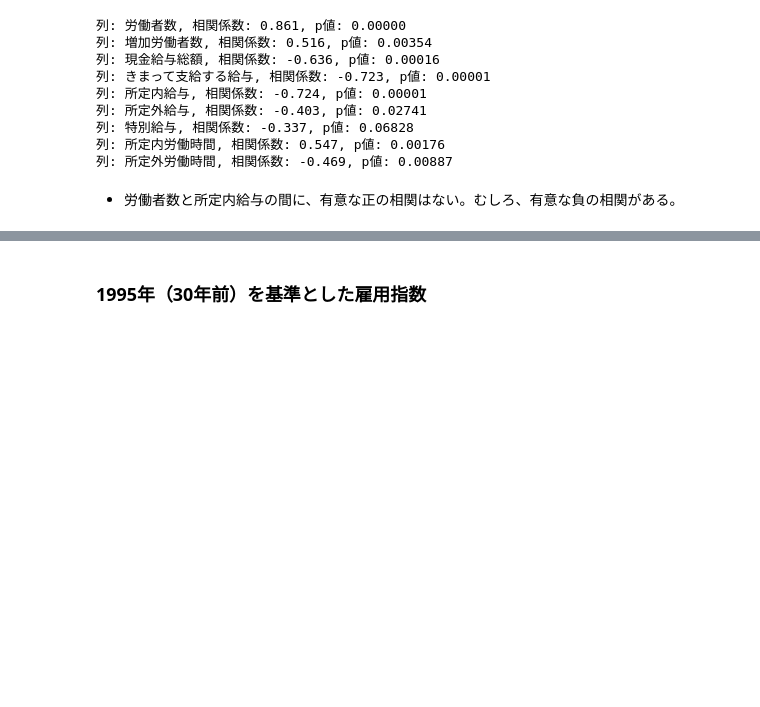
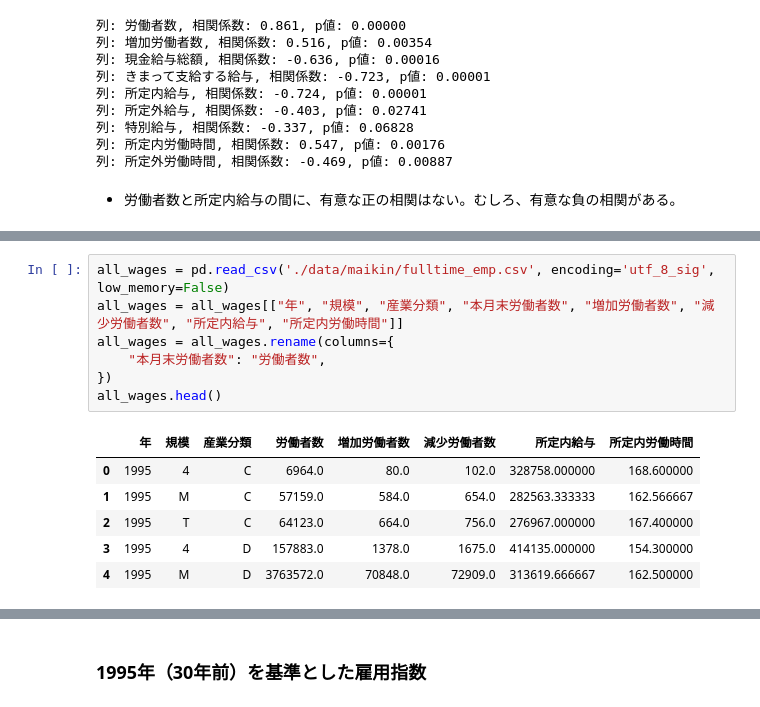
Before and after one commit to M-Yusei1001/K417_Capstone_G9, a Jupyter notebook: eda.ipynb, the cells around one changed output, grey strips where cells are left out. Drawn from its saved outputs; the diff is of its cells as text; blank space fills up the shorter version.

```diff
--- a/eda.ipynb
+++ b/eda.ipynb
@@ -749,0 +674,14 @@ merged_l.head()
+# %%
+all_wages = pd.read_csv('./data/maikin/fulltime_emp.csv', encoding='utf_8_sig', low_memory=False)
+all_wages = all_wages[["年", "規模", "産業分類", "本月末労働者数", "増加労働者数", "減少労働者数", "所定内給与", "所定内労働時間"]]
+all_wages = all_wages.rename(columns={
+    "本月末労働者数": "労働者数",
+})
+all_wages.head()
+# %% [output]
+|  | 年 | 規模 | 産業分類 | 労働者数 | 増加労働者数 | 減少労働者数 | 所定内給与 | 所定内労働時間 |
+| 0 | 1995 | 4 | C | 6964.0 | 80.0 | 102.0 | 328758.000000 | 168.600000 |
+| 1 | 1995 | M | C | 57159.0 | 584.0 | 654.0 | 282563.333333 | 162.566667 |
+| 2 | 1995 | T | C | 64123.0 | 664.0 | 756.0 | 276967.000000 | 167.400000 |
+| 3 | 1995 | 4 | D | 157883.0 | 1378.0 | 1675.0 | 414135.000000 | 154.300000 |
+| 4 | 1995 | M | D | 3763572.0 | 70848.0 | 72909.0 | 313619.666667 | 162.500000 |
```
Also changed, not shown: parts of 28 cells of this notebook, 5 other files.
